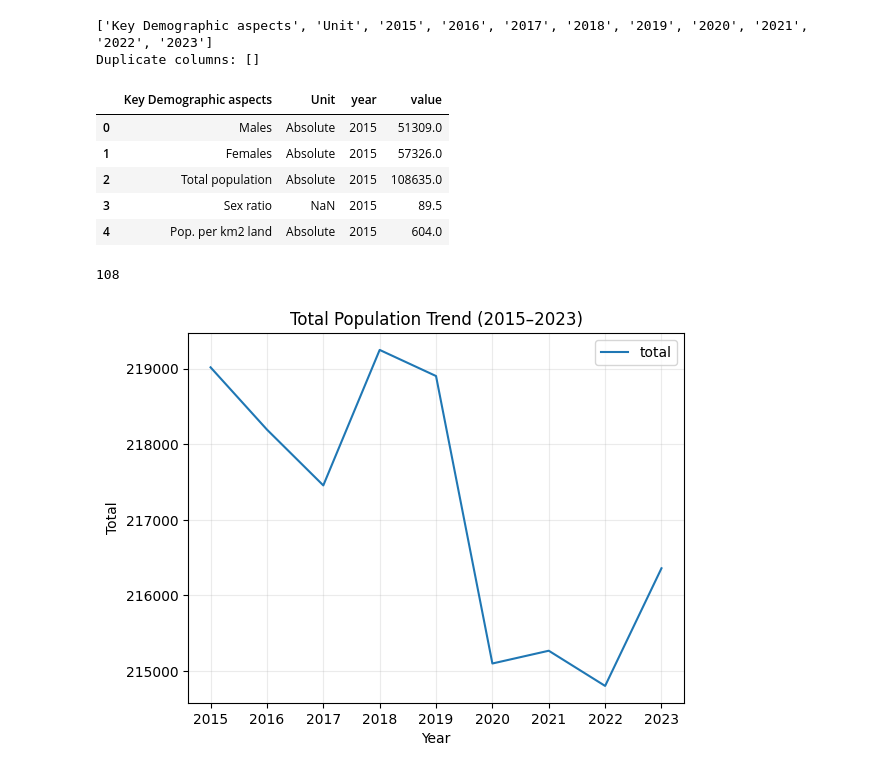
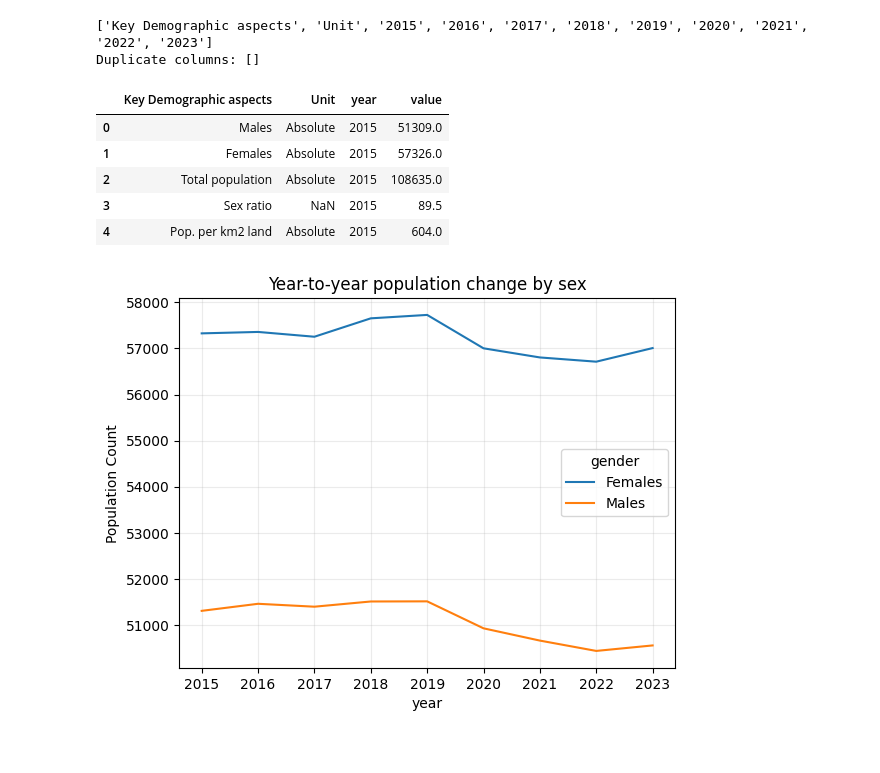
Before and after one commit to GirelliG-it/aruba_population_analyses, a Jupyter notebook: notebooks/Untitled.ipynb, the cells around one changed output. Cells and saved outputs as stored; diff of their text form; code cells hidden in the pictures.

```diff
--- a/notebooks/Untitled.ipynb
+++ b/notebooks/Untitled.ipynb
@@ -33,13 +33,6 @@ df_long = df.melt(
 )
 
 display(df_long.head())
-
-
-# Connect to SQLite3
-conn = sqlite3.connect("population.db")
-
-# Save table
-df_long.to_sql("population", conn, if_exists="replace", index=False)
 # %% [output]
 ['Key Demographic aspects', 'Unit', '2015', '2016', '2017', '2018', '2019', '2020', '2021', '2022', '2023']
 Duplicate columns: []
@@ -49,28 +42,39 @@ Duplicate columns: []
 | 2 | Total population | Absolute | 2015 | 108635.0 |
 | 3 | Sex ratio | NaN | 2015 | 89.5 |
 | 4 | Pop. per km2 land | Absolute | 2015 | 604.0 |
-108
 # %%
+# Connect to SQLite3
+import sqlite3
+
 # Simple query, total by year
 query = """
-SELECT year, SUM(value) as total
+SELECT year, "Key Demographic aspects" as gender, value
 FROM population
-GROUP BY year
-ORDER BY year
+WHERE "Key Demographic aspects" IN ('Males', 'Females')
+ORDER BY year, gender;
 """
 
+with sqlite3.connect('population.db') as conn:
+    # Save the data first so the query has something to read
+    df_long.to_sql("population", conn, if_exists="replace", index=False)
+    result = pd.read_sql(query, conn)
+
+# Save table
+df_long.to_sql("population", conn, if_exists="replace", index=False)
+
 result = pd.read_sql(query, conn)
 # %%
-# Simple plot
+# Convert year to int for a clean X-axis
 result["year"] = result["year"].astype(int)
 
-ax = result.plot(x="year", y="total", kind="line", title=("Total Population Trend (2015–2023)"))
-ax.set_xlabel("Year")
-ax.set_ylabel("Total")
+# Pivot: Rows = Year, Columns = Males/Females
+plot_data = result.pivot(index="year", columns="gender", values="value")
+
+# Plot both lines
+ax = plot_data.plot(kind="line", title="Year-to-year population change by sex")
+ax.set_ylabel("Population Count")
 ax.grid(True, alpha=0.25)
 
-plt.savefig("sqlite_viz.png")
-
-conn.close()
+plt.savefig("male_vs_female_viz.png")
 # %% [output]
-[figure, old version]
+[figure, new version]
```
Also changed, not shown: 5 other files.
